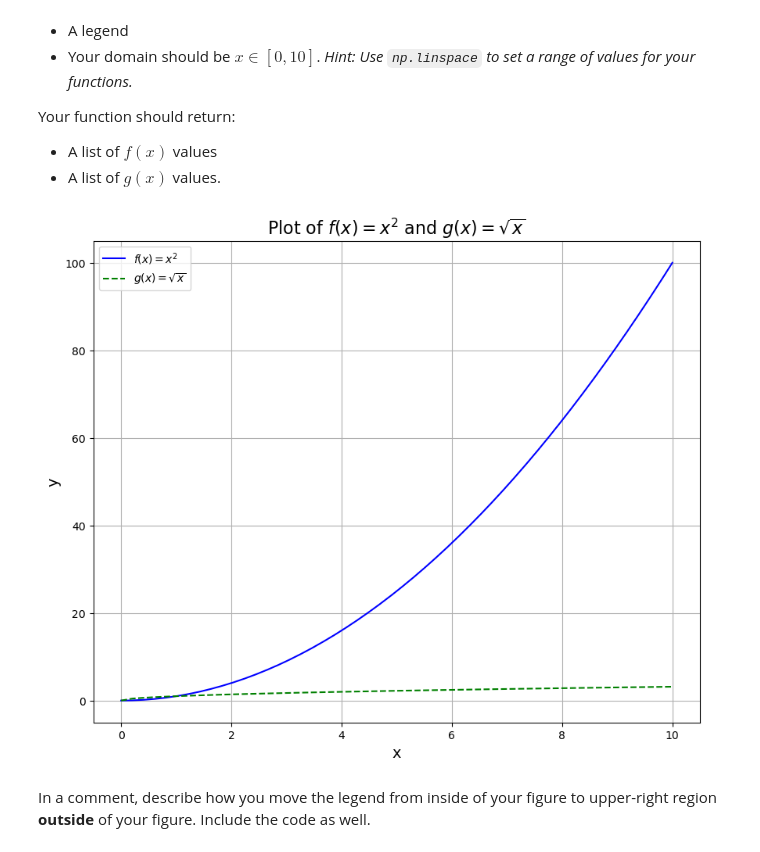
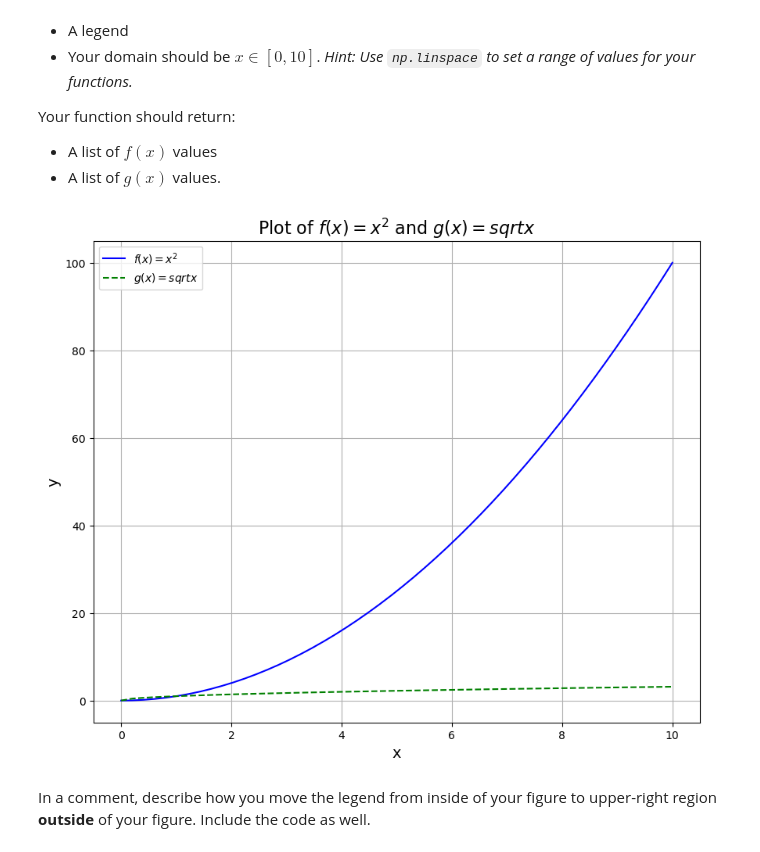
Before and after one commit to gflowers7/Gigi_ulab, a Jupyter notebook: homework9/hw9.ipynb, the cells around one changed output. Saved outputs shown, nothing was run; the diff lists cells and outputs as text; code cells hidden in the pictures.

```diff
--- a/homework9/hw9.ipynb
+++ b/homework9/hw9.ipynb
@@ -116,36 +116,36 @@ def plot_functions():
     f_x = x**2
     g_x = np.sqrt(x)
 
     # Plot code from previous but new information
     plt.figure(figsize=(10, 8))
 
     # Plot f(x) = x^2
     plt.plot(x, f_x, color='blue', linestyle='-', label=r'$f(x) = x^2$')
 
     # Plot g(x) = sqrt(x)
-    plt.plot(x, g_x, color='green', linestyle='--', label=r'$g(x) = \sqrt{x}$')
+    plt.plot(x, g_x, color='green', linestyle='--', label=r'$g(x) = sqrt{x}$')
 
     #title and labels
-    plt.title("Plot of $f(x) = x^2$ and $g(x) = \sqrt{x}$", fontsize=16)
+    plt.title("Plot of $f(x) = x^2$ and $g(x) = sqrt{x}$", fontsize=16)
     plt.xlabel("x", fontsize=14)
     plt.ylabel("y", fontsize=14)
 
     # the legend
     plt.legend()
 
     # showing grid
     plt.grid(True)
 
     # showing/displaying the plot
     plt.show()
 
     # return the function values as lists
     return f_x.tolist(), g_x.tolist()
 
 # Call the function and store the returned values
 f_values, g_values = plot_functions()
 # %% [output]
-[figure, old version]
+[figure, new version]
 # %% [markdown]
 In a comment, describe how you move the legend from inside of your figure to upper-right region **outside** of your figure. Include the code as well.
 # %%
```
Also changed, not shown: parts of 1 cell of this notebook.
